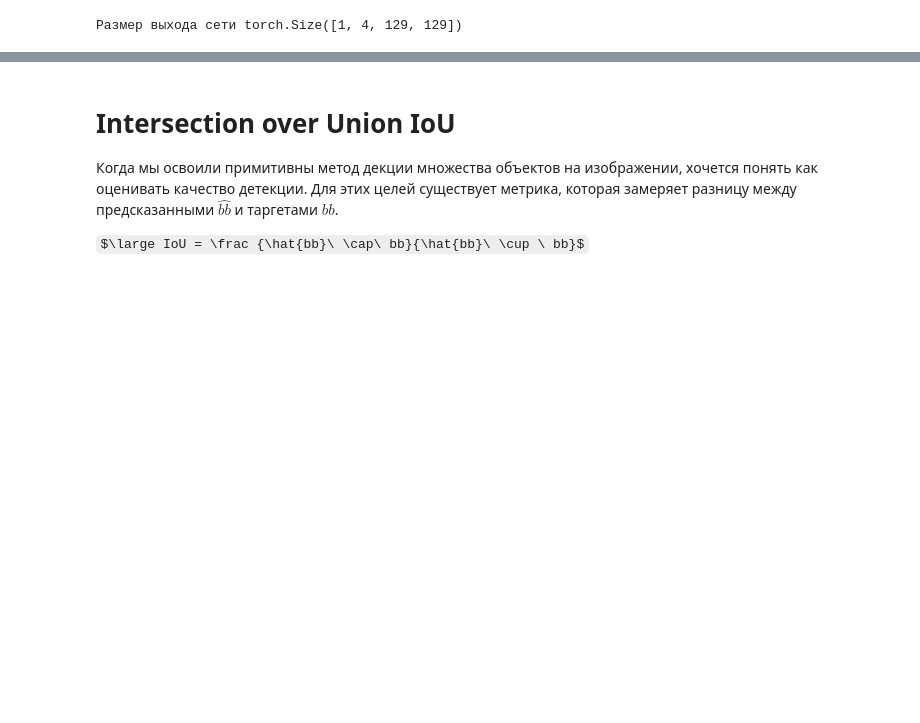
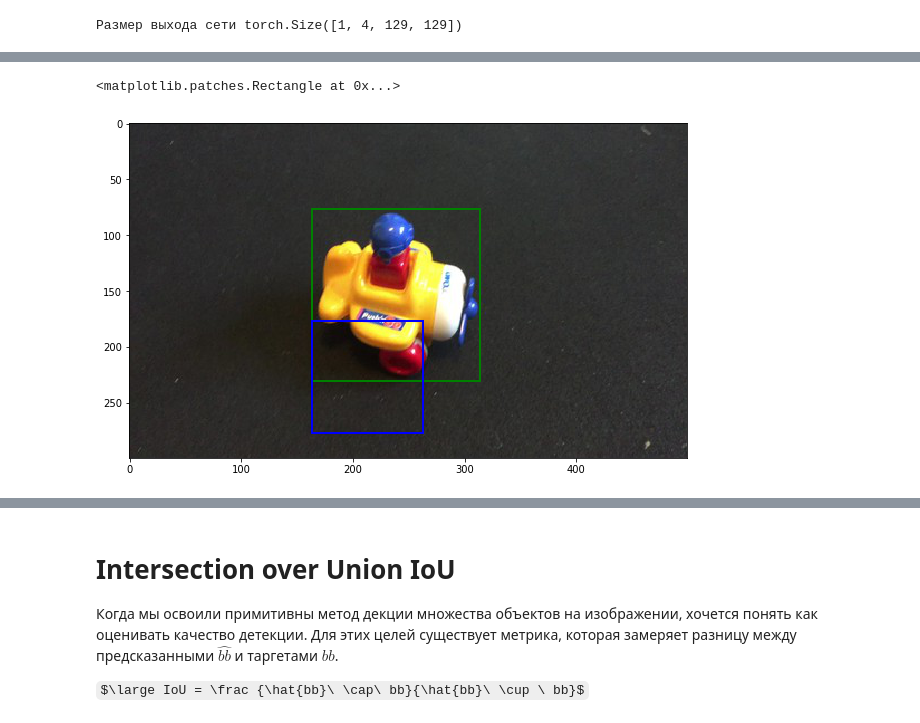
Before and after one commit to LukaOo/nbs, a Jupyter notebook: 05/CNNLocalizationTutorial.ipynb, the cells around one changed output, grey strips where cells are left out. Drawn from its saved outputs; the diff is of its cells as text; code cells hidden in the pictures; some formulas as TeX source; blank space fills up the shorter version.

```diff
--- a/05/CNNLocalizationTutorial.ipynb
+++ b/05/CNNLocalizationTutorial.ipynb
@@ -460,0 +466,29 @@ print("Размер выхода сети", out.size())
+# %%
+size = 8
+# берем size случайных картинок
+plt.figure(figsize=(10, 15))
+#имя файла это индекс в дата сете
+idx = image_files[1]
+ax = plt.subplot(1,1,1)
+# читаем b gjrfpsdftv rfhnbyrb
+img = mpim.imread(os.path.join(IMAGES, idx + '.jpg'))
+ax.imshow(img)
+# задаем положение bb
+x, y, w, h = data.loc[idx]['xmin'], data.loc[idx]['ymin'], data.loc[idx]['xmax'], data.loc[idx]['ymax']
+w, h = w - x, h-y
+rect = mpatches.Rectangle(
+        (x, y), w, h, fill=False, edgecolor='green', linewidth=2)
+ax.add_patch(rect)
+
+x, y, w, h = data.loc[idx]['xmin'], data.loc[idx]['ymin'], data.loc[idx]['xmax'], data.loc[idx]['ymax']
+w, h = w - x, h-y
+rect = mpatches.Rectangle(
+        (x, y), w, h, fill=False, edgecolor='green', linewidth=2)
+ax.add_patch(rect)
+
+rect = mpatches.Rectangle(
+        (x, y+100), 100, 100, fill=False, edgecolor='blue', linewidth=2)
+ax.add_patch(rect)
+# %% [output]
+<matplotlib.patches.Rectangle at 0x...>
+[figure, added]
```
Also changed, not shown: parts of 12 cells of this notebook, 8 other files.
